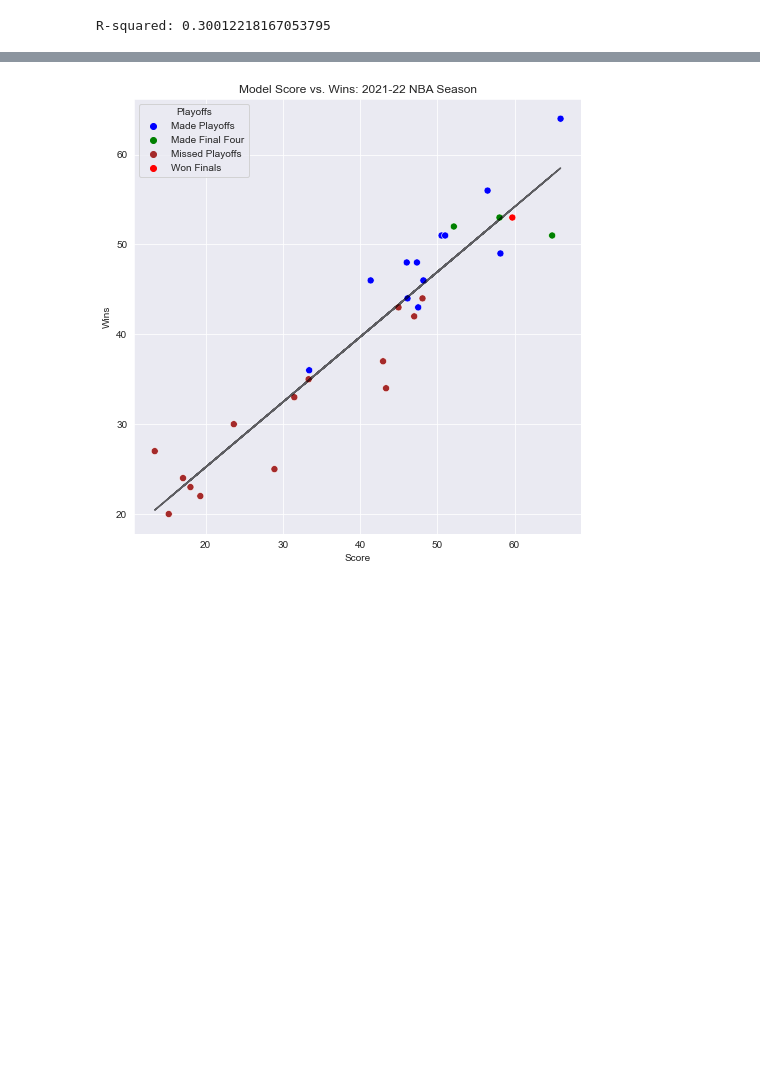
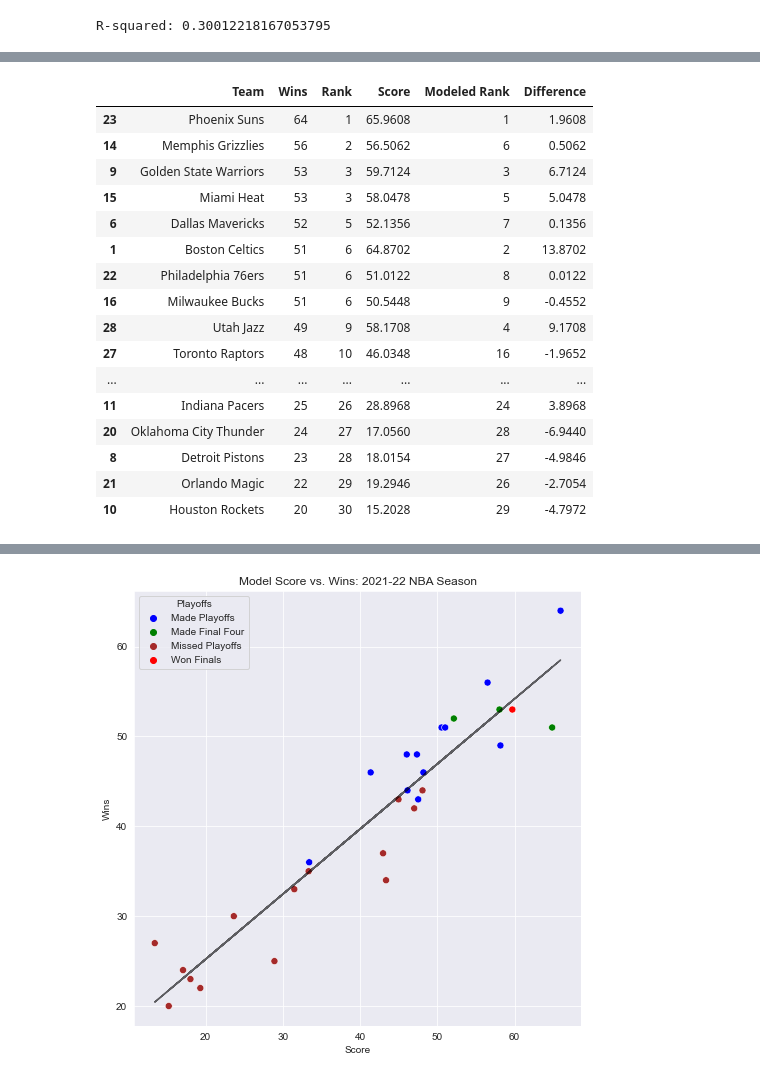
Before and after one commit to Kc1227/Math-42-Final-Project, a Jupyter notebook: Analysis.ipynb, the cells around one changed output, grey strips where cells are left out. Cells and saved outputs as stored; diff of their text form; code cells hidden in the pictures; blank space fills up the shorter version.

```diff
--- a/Analysis.ipynb
+++ b/Analysis.ipynb
@@ -123,6 +133,33 @@ model_parameters['Corner 3-pt Per Game'] = np.round(((df_2021['Corner 3-pt Per G
 model_parameters['Score'] = model_parameters[['Net Rating', 'Defensive EFG%',
                                               '3-pt FG%', 'AST/TO Rate',
                                               'Corner 3-pt Per Game']].sum(axis = 1) * 0.82
+# %%
+model_parameters['Difference'] = model_parameters['Score'] - model_parameters['Wins']
+model_parameters.sort_values(by = "Difference")
+real = model_parameters.copy()['Wins'].rank(method = 'min', ascending = False)
+modeled = model_parameters.copy()['Score'].rank(method = 'min', ascending = False)
+model_parameters['Rank'] = real.astype(int)
+model_parameters['Modeled Rank'] = modeled.astype(int)
+new = model_parameters[['Team', 'Wins', 'Rank', 'Score', 'Modeled Rank', 'Difference']]
+new.sort_values('Rank')
+# %% [output]
+|  | Team | Wins | Rank | Score | Modeled Rank | Difference |
+| 23 | Phoenix Suns | 64 | 1 | 65.9608 | 1 | 1.9608 |
+| 14 | Memphis Grizzlies | 56 | 2 | 56.5062 | 6 | 0.5062 |
+| 9 | Golden State Warriors | 53 | 3 | 59.7124 | 3 | 6.7124 |
+| 15 | Miami Heat | 53 | 3 | 58.0478 | 5 | 5.0478 |
+| 6 | Dallas Mavericks | 52 | 5 | 52.1356 | 7 | 0.1356 |
+| 1 | Boston Celtics | 51 | 6 | 64.8702 | 2 | 13.8702 |
+| 22 | Philadelphia 76ers | 51 | 6 | 51.0122 | 8 | 0.0122 |
+| 16 | Milwaukee Bucks | 51 | 6 | 50.5448 | 9 | -0.4552 |
+| 28 | Utah Jazz | 49 | 9 | 58.1708 | 4 | 9.1708 |
+| 27 | Toronto Raptors | 48 | 10 | 46.0348 | 16 | -1.9652 |
+| ... | ... | ... | ... | ... | ... | ... |
+| 11 | Indiana Pacers | 25 | 26 | 28.8968 | 24 | 3.8968 |
+| 20 | Oklahoma City Thunder | 24 | 27 | 17.0560 | 28 | -6.9440 |
+| 8 | Detroit Pistons | 23 | 28 | 18.0154 | 27 | -4.9846 |
+| 21 | Orlando Magic | 22 | 29 | 19.2946 | 26 | -2.7054 |
+| 10 | Houston Rockets | 20 | 30 | 15.2028 | 29 | -4.7972 |
 # %%
 df1 = model_parameters[['Team', 'Wins', 'Playoffs']].sort_values(by = 'Wins', ascending = False).reset_index(drop = True)
 df2 = model_parameters[['Team', 'Score', 'Playoffs']].sort_values(by = 'Score', ascending = False).reset_index(drop = True)
```
Also changed, not shown: parts of 6 cells of this notebook, 2 other files.
